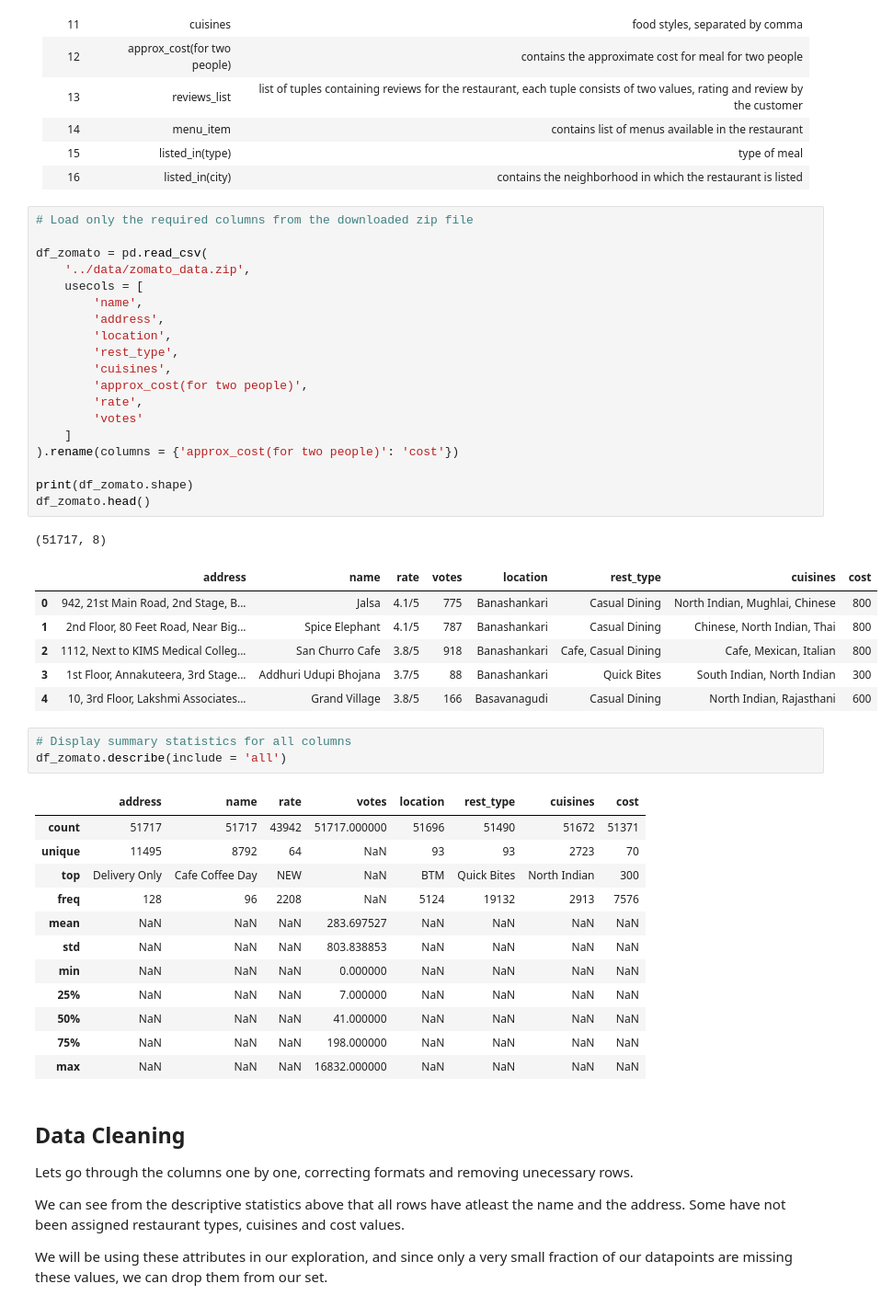
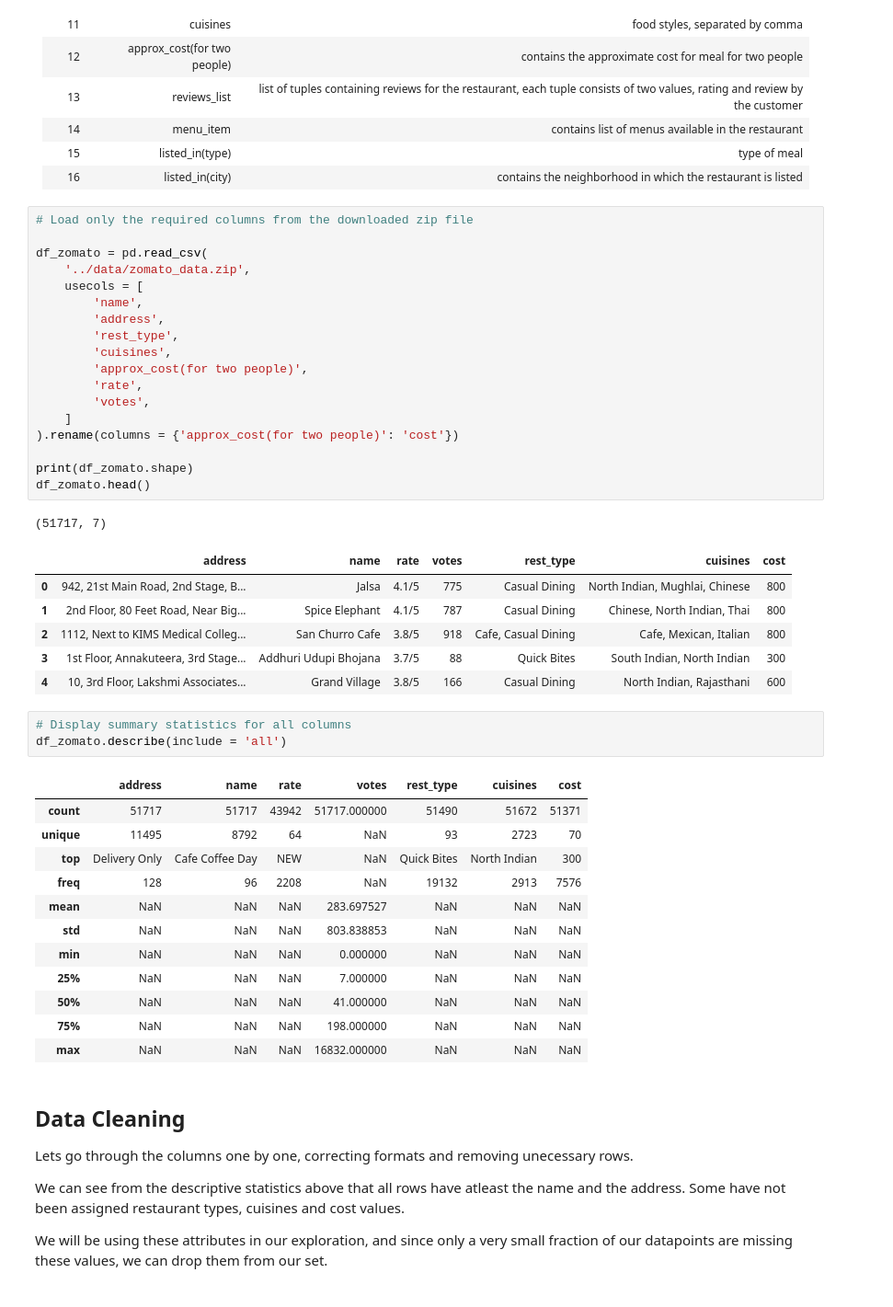
Before and after one commit to ngjoseph/Coursera_Capstone, a Jupyter notebook: notebooks/03_bangalore_zomato_data.ipynb, the cells around one changed output. Shown at 92% size. Cells and saved outputs as stored; diff of their text form.

```diff
--- a/notebooks/03_bangalore_zomato_data.ipynb
+++ b/notebooks/03_bangalore_zomato_data.ipynb
@@ -47,46 +51,45 @@ We will load only the required columns from the dataset.
 # %%
 # Load only the required columns from the downloaded zip file
 
 df_zomato = pd.read_csv(
     '../data/zomato_data.zip',
     usecols = [
         'name',
         'address',
-        'location',
         'rest_type',
         'cuisines',
         'approx_cost(for two people)',
         'rate',
-        'votes'
+        'votes',
     ]
 ).rename(columns = {'approx_cost(for two people)': 'cost'})
 
 print(df_zomato.shape)
 df_zomato.head()
 # %% [output]
-(51717, 8)
+(51717, 7)
-|  | address | name | rate | votes | location | rest_type | cuisines | cost |
-| 0 | 942, 21st Main Road, 2nd Stage, B... | Jalsa | 4.1/5 | 775 | Banashankari | Casual Dining | North Indian, Mughlai, Chinese | 800 |
-| 1 | 2nd Floor, 80 Feet Road, Near Big... | Spice Elephant | 4.1/5 | 787 | Banashankari | Casual Dining | Chinese, North Indian, Thai | 800 |
-| 2 | 1112, Next to KIMS Medical Colleg... | San Churro Cafe | 3.8/5 | 918 | Banashankari | Cafe, Casual Dining | Cafe, Mexican, Italian | 800 |
-| 3 | 1st Floor, Annakuteera, 3rd Stage... | Addhuri Udupi Bhojana | 3.7/5 | 88 | Banashankari | Quick Bites | South Indian, North Indian | 300 |
-| 4 | 10, 3rd Floor, Lakshmi Associates... | Grand Village | 3.8/5 | 166 | Basavanagudi | Casual Dining | North Indian, Rajasthani | 600 |
+|  | address | name | rate | votes | rest_type | cuisines | cost |
+| 0 | 942, 21st Main Road, 2nd Stage, B... | Jalsa | 4.1/5 | 775 | Casual Dining | North Indian, Mughlai, Chinese | 800 |
+| 1 | 2nd Floor, 80 Feet Road, Near Big... | Spice Elephant | 4.1/5 | 787 | Casual Dining | Chinese, North Indian, Thai | 800 |
+| 2 | 1112, Next to KIMS Medical Colleg... | San Churro Cafe | 3.8/5 | 918 | Cafe, Casual Dining | Cafe, Mexican, Italian | 800 |
+| 3 | 1st Floor, Annakuteera, 3rd Stage... | Addhuri Udupi Bhojana | 3.7/5 | 88 | Quick Bites | South Indian, North Indian | 300 |
+| 4 | 10, 3rd Floor, Lakshmi Associates... | Grand Village | 3.8/5 | 166 | Casual Dining | North Indian, Rajasthani | 600 |
 # %%
 # Display summary statistics for all columns
 df_zomato.describe(include = 'all')
 # %% [output]
-|  | address | name | rate | votes | location | rest_type | cuisines | cost |
-| count | 51717 | 51717 | 43942 | 51717.000000 | 51696 | 51490 | 51672 | 51371 |
-| unique | 11495 | 8792 | 64 | NaN | 93 | 93 | 2723 | 70 |
-| top | Delivery Only | Cafe Coffee Day | NEW | NaN | BTM | Quick Bites | North Indian | 300 |
-| freq | 128 | 96 | 2208 | NaN | 5124 | 19132 | 2913 | 7576 |
-| mean | NaN | NaN | NaN | 283.697527 | NaN | NaN | NaN | NaN |
-| std | NaN | NaN | NaN | 803.838853 | NaN | NaN | NaN | NaN |
-| min | NaN | NaN | NaN | 0.000000 | NaN | NaN | NaN | NaN |
-| 25% | NaN | NaN | NaN | 7.000000 | NaN | NaN | NaN | NaN |
-| 50% | NaN | NaN | NaN | 41.000000 | NaN | NaN | NaN | NaN |
-| 75% | NaN | NaN | NaN | 198.000000 | NaN | NaN | NaN | NaN |
-| max | NaN | NaN | NaN | 16832.000000 | NaN | NaN | NaN | NaN |
+|  | address | name | rate | votes | rest_type | cuisines | cost |
+| count | 51717 | 51717 | 43942 | 51717.000000 | 51490 | 51672 | 51371 |
+| unique | 11495 | 8792 | 64 | NaN | 93 | 2723 | 70 |
+| top | Delivery Only | Cafe Coffee Day | NEW | NaN | Quick Bites | North Indian | 300 |
+| freq | 128 | 96 | 2208 | NaN | 19132 | 2913 | 7576 |
+| mean | NaN | NaN | NaN | 283.697527 | NaN | NaN | NaN |
+| std | NaN | NaN | NaN | 803.838853 | NaN | NaN | NaN |
+| min | NaN | NaN | NaN | 0.000000 | NaN | NaN | NaN |
+| 25% | NaN | NaN | NaN | 7.000000 | NaN | NaN | NaN |
+| 50% | NaN | NaN | NaN | 41.000000 | NaN | NaN | NaN |
+| 75% | NaN | NaN | NaN | 198.000000 | NaN | NaN | NaN |
+| max | NaN | NaN | NaN | 16832.000000 | NaN | NaN | NaN |
 # %% [markdown]
 ## Data Cleaning
 
```
Also changed, not shown: parts of 30 cells of this notebook, 3 other files.
